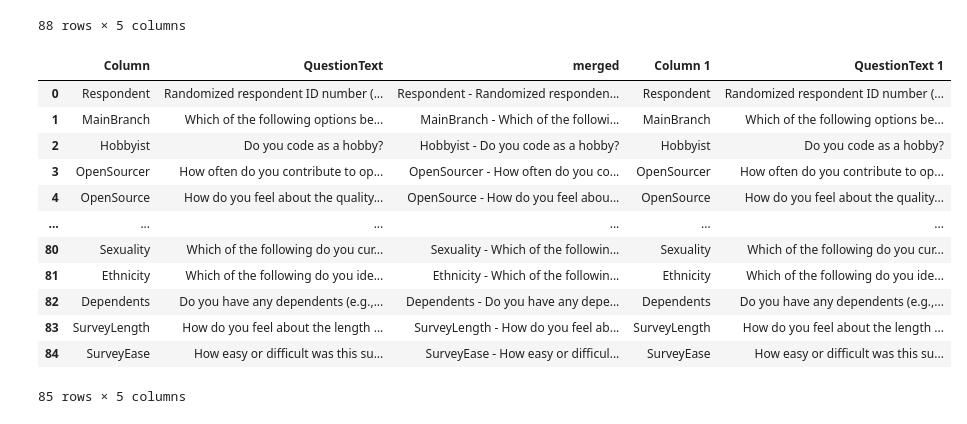
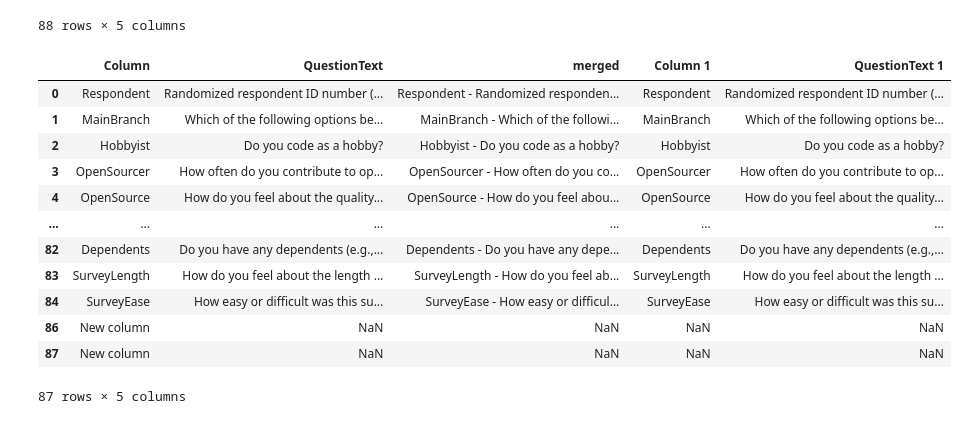
Before and after one commit to robmainah/intro-to-pandas, a Jupyter notebook: corey schafer/adding and removing columns and rows.ipynb, the cells around one changed output. Drawn from its saved outputs; the diff is of its cells as text; code cells hidden in the pictures.

```diff
--- a/corey schafer/adding and removing columns and rows.ipynb
+++ b/corey schafer/adding and removing columns and rows.ipynb
@@ -136,18 +136,18 @@ schema_df
 | 87 | New column | NaN | NaN | NaN | NaN |
 88 rows × 5 columns
 # %%
-df3.drop(index=85)
+schema_df.drop(index=85)
 # %% [output]
 |  | Column | QuestionText | merged | Column 1 | QuestionText 1 |
 | 0 | Respondent | Randomized respondent ID number (... | Respondent - Randomized responden... | Respondent | Randomized respondent ID number (... |
 | 1 | MainBranch | Which of the following options be... | MainBranch - Which of the followi... | MainBranch | Which of the following options be... |
 | 2 | Hobbyist | Do you code as a hobby? | Hobbyist - Do you code as a hobby? | Hobbyist | Do you code as a hobby? |
 | 3 | OpenSourcer | How often do you contribute to op... | OpenSourcer - How often do you co... | OpenSourcer | How often do you contribute to op... |
 | 4 | OpenSource | How do you feel about the quality... | OpenSource - How do you feel abou... | OpenSource | How do you feel about the quality... |
 | ... | ... | ... | ... | ... | ... |
-| 80 | Sexuality | Which of the following do you cur... | Sexuality - Which of the followin... | Sexuality | Which of the following do you cur... |
-| 81 | Ethnicity | Which of the following do you ide... | Ethnicity - Which of the followin... | Ethnicity | Which of the following do you ide... |
 | 82 | Dependents | Do you have any dependents (e.g.,... | Dependents - Do you have any depe... | Dependents | Do you have any dependents (e.g.,... |
 | 83 | SurveyLength | How do you feel about the length ... | SurveyLength - How do you feel ab... | SurveyLength | How do you feel about the length ... |
 | 84 | SurveyEase | How easy or difficult was this su... | SurveyEase - How easy or difficul... | SurveyEase | How easy or difficult was this su... |
+| 86 | New column | NaN | NaN | NaN | NaN |
+| 87 | New column | NaN | NaN | NaN | NaN |
-85 rows × 5 columns
+87 rows × 5 columns
```
Also changed, not shown: parts of 1 cell of this notebook, 1 other file.
